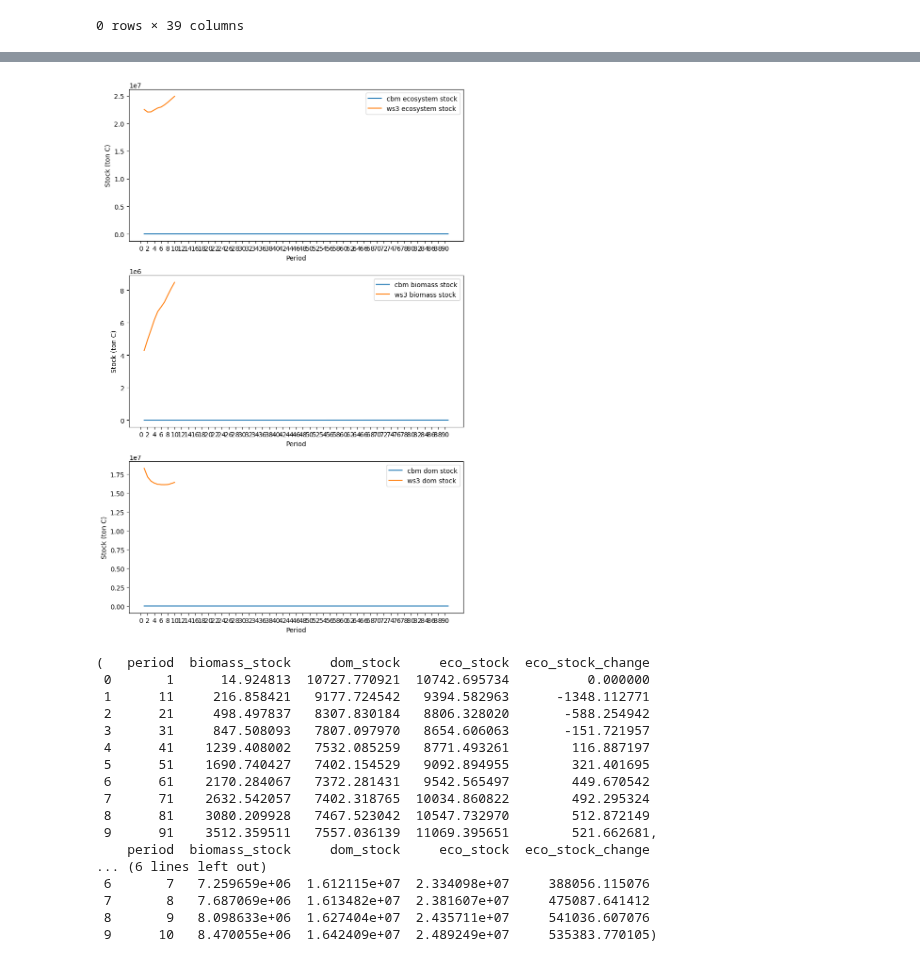
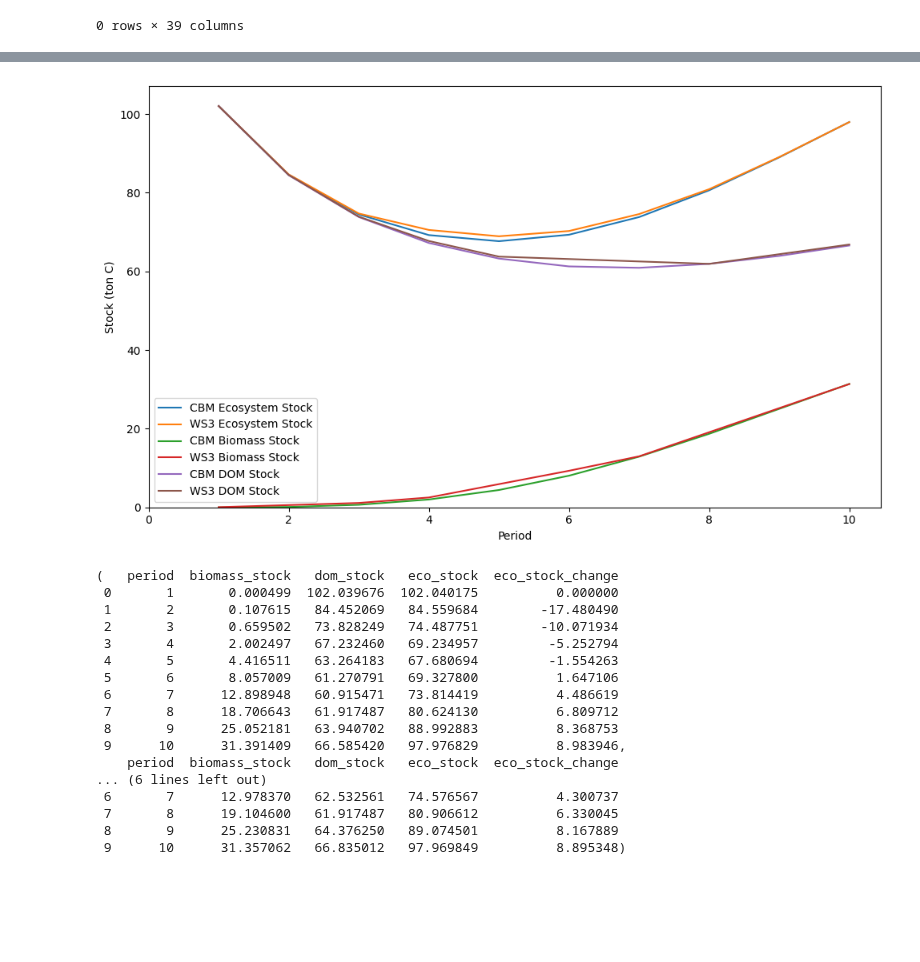
Before and after one commit to UBC-FRESH/nbds_mining, a Jupyter notebook: test_build_carbon_curve_redchris.ipynb, the cells around one changed output, grey strips where cells are left out. Saved outputs shown, nothing was run; the diff lists cells and outputs as text; code cells hidden in the pictures; blank space fills up the shorter version.

Commit message:
update building carbon curve for red chris

```diff
--- a/test_build_carbon_curve_redchris.ipynb
+++ b/test_build_carbon_curve_redchris.ipynb
@@ -29,9 +25,9 @@ case_study = 'redchris'
 # %% [markdown]
 ## Create and Run `ForestModel` instance
 # %%
-# Creat Forest Model Instance for Timber Supply Area 24
 fm = ws3.forest.ForestModel(model_name='redchris',
-                            model_path='./data/woodstock_model_files_redchris',
+                            # model_path='./data/woodstock_model_files_redchris',
+                            model_path='./data/woodstock_model_files_redchris_test',
                             base_year=base_year,
                             horizon=horizon,
                             period_length=period_length,
@@ -327,6 +346,7 @@ sit_tables['sit_inventory']
 # %%
-# Set Age and Area to 0 and 1.0
+# Set Age and Area to 1 and 1.0
 df = sit_tables['sit_inventory']
-df['age'] = df['age'].apply(lambda x: 0)
+df['age'] = df['age'].apply(lambda x: 1)
 df['area'] = df['area'].apply(lambda x: 1.0)
 df = df.drop_duplicates(ignore_index=True)
+df
@@ -674,23 +788,23 @@ cbm_report(fm, cbm_output, biomass_pools, dom_pools, fluxes, gross_growth)
 # %%
 # Compare the carbon outputs from ws3 (table above) and libcbm (table below)
 from util_opt import compare_ws3_cbm
-compare_ws3_cbm(fm, cbm_output, disturbance_type_mapping, biomass_pools, dom_pools, plots="individual")
+compare_ws3_cbm(fm, cbm_output, disturbance_type_mapping, biomass_pools, dom_pools, plots="whole")
 # %% [output]
-[figure, old version]
+[figure, new version]
-(   period  biomass_stock     dom_stock     eco_stock  eco_stock_change
- 0       1      14.924813  10727.770921  10742.695734          0.000000
- 1      11     216.858421   9177.724542   9394.582963      -1348.112771
- 2      21     498.497837   8307.830184   8806.328020       -588.254942
- 3      31     847.508093   7807.097970   8654.606063       -151.721957
- 4      41    1239.408002   7532.085259   8771.493261        116.887197
- 5      51    1690.740427   7402.154529   9092.894955        321.401695
- 6      61    2170.284067   7372.281431   9542.565497        449.670542
- 7      71    2632.542057   7402.318765  10034.860822        492.295324
- 8      81    3080.209928   7467.523042  10547.732970        512.872149
- 9      91    3512.359511   7557.036139  11069.395651        521.662681,
-    period  biomass_stock     dom_stock     eco_stock  eco_stock_change
+(   period  biomass_stock   dom_stock   eco_stock  eco_stock_change
+ 0       1       0.000499  102.039676  102.040175          0.000000
+ 1       2       0.107615   84.452069   84.559684        -17.480490
+ 2       3       0.659502   73.828249   74.487751        -10.071934
+ 3       4       2.002497   67.232460   69.234957         -5.252794
+ 4       5       4.416511   63.264183   67.680694         -1.554263
+ 5       6       8.057009   61.270791   69.327800          1.647106
+ 6       7      12.898948   60.915471   73.814419          4.486619
+ 7       8      18.706643   61.917487   80.624130          6.809712
+ 8       9      25.052181   63.940702   88.992883          8.368753
+ 9      10      31.391409   66.585420   97.976829          8.983946,
+    period  biomass_stock   dom_stock   eco_stock  eco_stock_change
 ... (6 lines left out)
- 6       7   7.259659e+06  1.612115e+07  2.334098e+07     388056.115076
- 7       8   7.687069e+06  1.613482e+07  2.381607e+07     475087.641412
- 8       9   8.098633e+06  1.627404e+07  2.435711e+07     541036.607076
- 9      10   8.470055e+06  1.642409e+07  2.489249e+07     535383.770105)
+ 6       7      12.978370   62.532561   74.576567          4.300737
+ 7       8      19.104600   61.917487   80.906612          6.330045
+ 8       9      25.230831   64.376250   89.074501          8.167889
+ 9      10      31.357062   66.835012   97.969849          8.895348)
```
Also changed, not shown: parts of 35 cells of this notebook, 8 other files.
